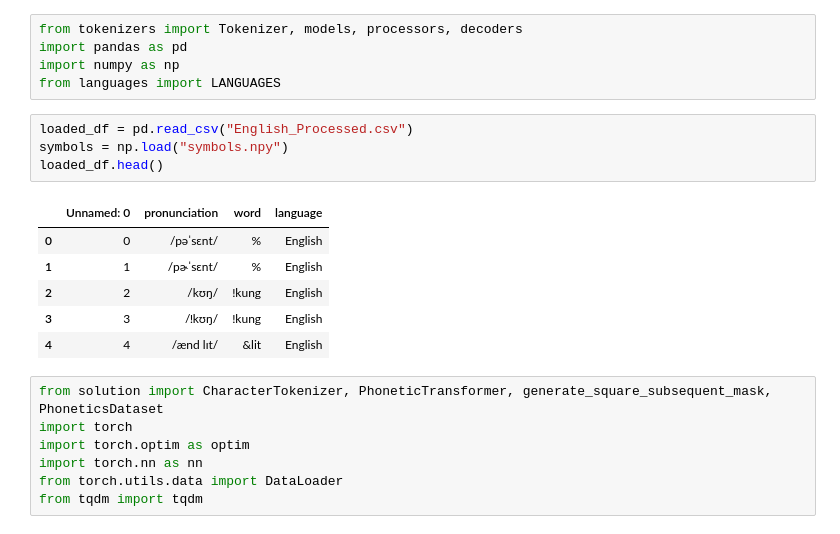
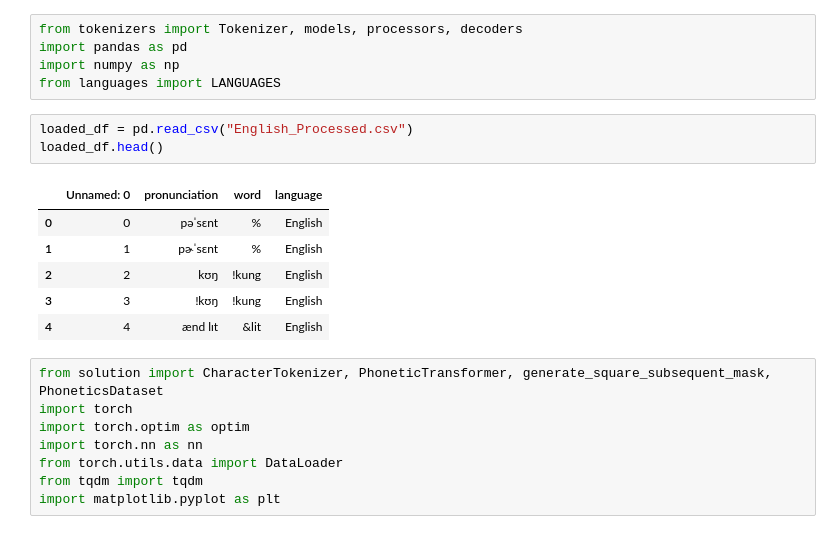
Before and after one commit to TheRealAnonymous008/ML-Playground, a Jupyter notebook: ChaosLang/language-eda.ipynb, the cells around one changed output. Cells and saved outputs as stored; diff of their text form.

```diff
--- a/ChaosLang/language-eda.ipynb
+++ b/ChaosLang/language-eda.ipynb
@@ -97,15 +106,14 @@ import numpy as np
 from languages import LANGUAGES
 # %%
 loaded_df = pd.read_csv("English_Processed.csv")
-symbols = np.load("symbols.npy")
 loaded_df.head()
 # %% [output]
 |  | Unnamed: 0 | pronunciation | word | language |
-| 0 | 0 | /pəˈsɛnt/ | % | English |
-| 1 | 1 | /pɚˈsɛnt/ | % | English |
-| 2 | 2 | /kʊŋ/ | !kung | English |
-| 3 | 3 | /ǃkʊŋ/ | !kung | English |
-| 4 | 4 | /ænd lɪt/ | &lit | English |
+| 0 | 0 | pəˈsɛnt | % | English |
+| 1 | 1 | pɚˈsɛnt | % | English |
+| 2 | 2 | kʊŋ | !kung | English |
+| 3 | 3 | ǃkʊŋ | !kung | English |
+| 4 | 4 | ænd lɪt | &lit | English |
 # %%
 from solution import CharacterTokenizer, PhoneticTransformer, generate_square_subsequent_mask, PhoneticsDataset
 import torch
@@ -113,3 +121,4 @@ import torch.optim as optim
 import torch.nn as nn
 from torch.utils.data import DataLoader
 from tqdm import tqdm
+import matplotlib.pyplot as plt
```
Also changed, not shown: parts of 22 cells of this notebook, 9 other files.
